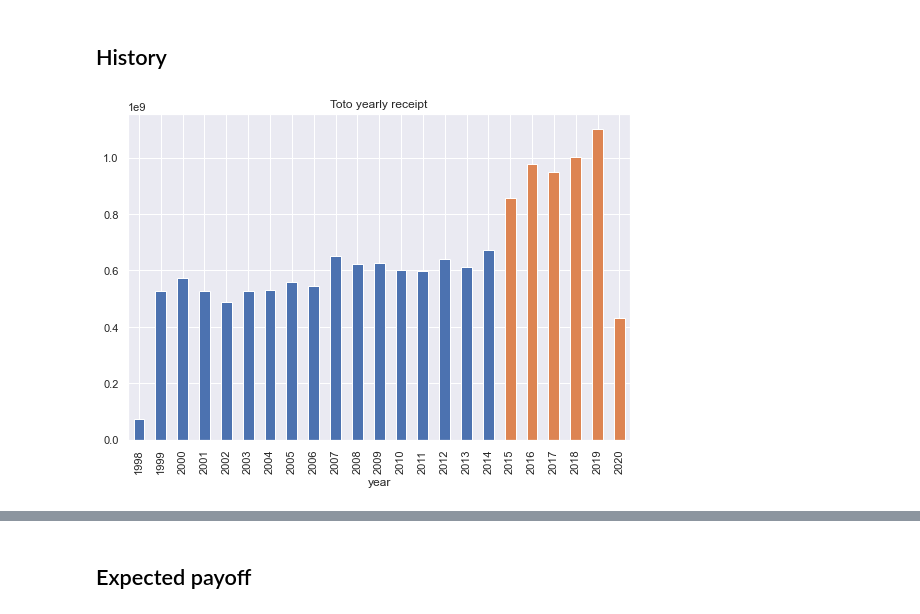
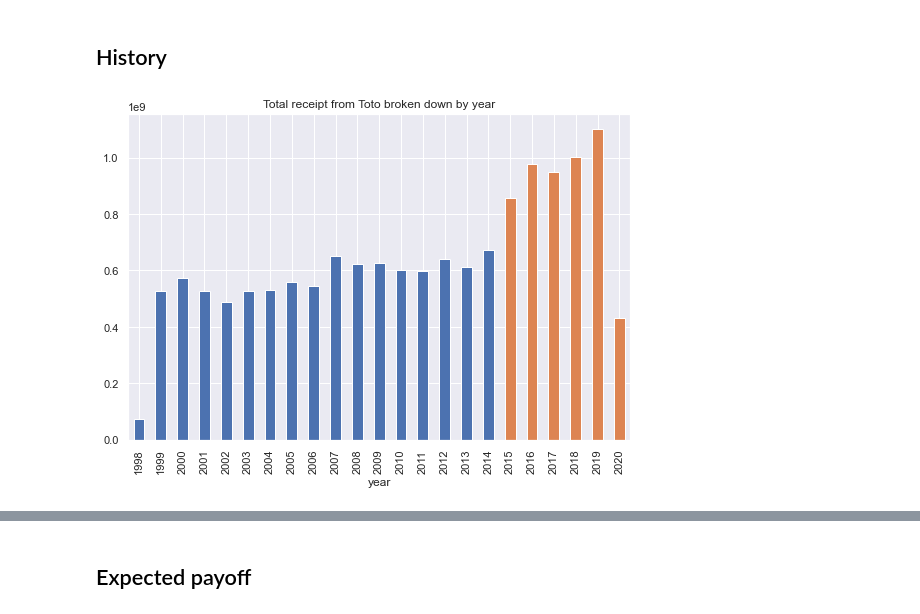
Before and after one commit to yongjun21/toto, a Jupyter notebook: notebooks/analysis.ipynb, the cells around one changed output, grey strips where cells are left out. Cells and saved outputs as stored; diff of their text form; code cells hidden in the pictures.

```diff
--- a/notebooks/analysis.ipynb
+++ b/notebooks/analysis.ipynb
@@ -22,6 +24,7 @@ Add computed column `format` to `draws` table
 # %%
 draws.insert(0, 'format', '456')
 draws.loc[draws.index >= 2995, 'format'] = '496'
+draws.loc[draws.index >= 3568, 'format'] = '496CB'
 # %% [markdown]
 Winning `numbers` go to a separate table
 # %%
@@ -406,8 +444,8 @@ ax.set_title('Receipt of usual draws without snowball');
 # %%
 draws['year'] = pd.to_datetime(draws['draw_date']).dt.to_period('Y').astype(str)
 # %%
-revenue_yearly = draws.groupby('year')['total_collected'].sum()
-ax = revenue_yearly.plot.bar(color=revenue_yearly.index.map(lambda y: color_map[1] if y >= '2015' else color_map[0]), figsize=(9, 6));
-ax.set_title('Toto yearly receipt');
+receipt_yearly = draws.groupby('year')['total_collected'].sum()
+ax = receipt_yearly.plot.bar(color=receipt_yearly.index.map(lambda y: color_map[1] if y >= '2015' else color_map[0]), figsize=(9, 6));
+ax.set_title('Total receipt from Toto broken down by year');
 # %% [output]
-[figure, old version]
+[figure, new version]
```
Also changed, not shown: parts of 61 cells of this notebook, 18 other files.
